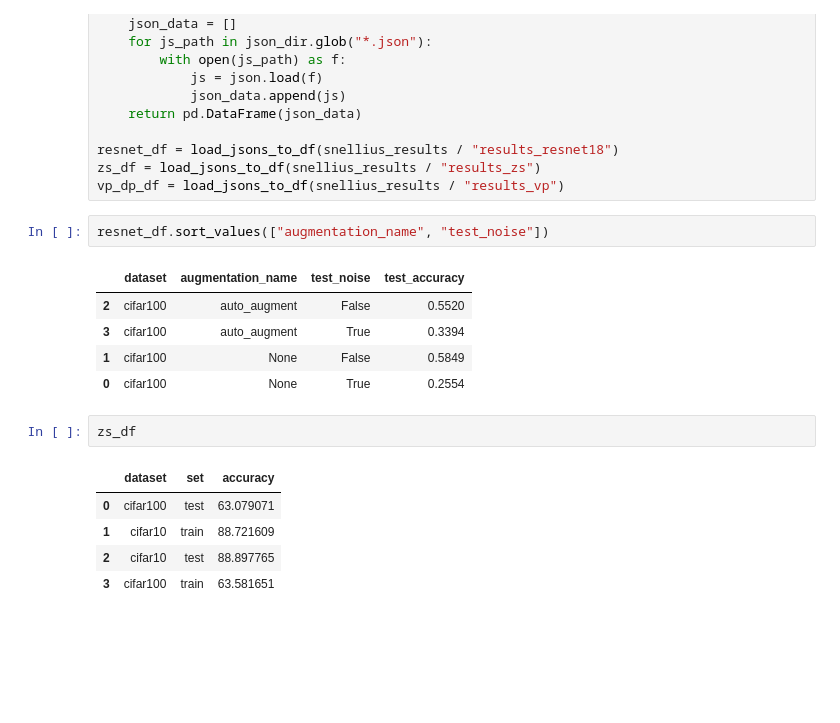
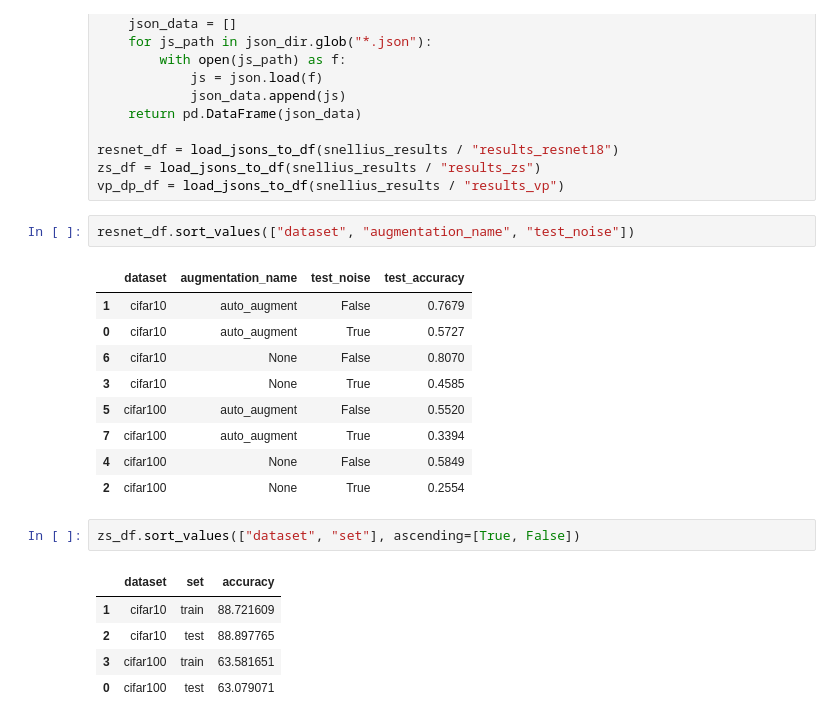
Before and after one commit to adamdivak/uvadlc_practicals_2023, a Jupyter notebook: assignment2/evaluate.ipynb, the cells around one changed output. Saved outputs shown, nothing was run; the diff lists cells and outputs as text; blank space fills up the shorter version.

```diff
--- a/assignment2/evaluate.ipynb
+++ b/assignment2/evaluate.ipynb
@@ -25,21 +25,25 @@ resnet_df = load_jsons_to_df(snellius_results / "results_resnet18")
 zs_df = load_jsons_to_df(snellius_results / "results_zs")
 vp_dp_df = load_jsons_to_df(snellius_results / "results_vp")
 # %%
-resnet_df.sort_values(["augmentation_name", "test_noise"])
+resnet_df.sort_values(["dataset", "augmentation_name", "test_noise"])
 # %% [output]
 |  | dataset | augmentation_name | test_noise | test_accuracy |
-| 2 | cifar100 | auto_augment | False | 0.5520 |
-| 3 | cifar100 | auto_augment | True | 0.3394 |
-| 1 | cifar100 | None | False | 0.5849 |
-| 0 | cifar100 | None | True | 0.2554 |
+| 1 | cifar10 | auto_augment | False | 0.7679 |
+| 0 | cifar10 | auto_augment | True | 0.5727 |
+| 6 | cifar10 | None | False | 0.8070 |
+| 3 | cifar10 | None | True | 0.4585 |
+| 5 | cifar100 | auto_augment | False | 0.5520 |
+| 7 | cifar100 | auto_augment | True | 0.3394 |
+| 4 | cifar100 | None | False | 0.5849 |
+| 2 | cifar100 | None | True | 0.2554 |
 # %%
-zs_df
+zs_df.sort_values(["dataset", "set"], ascending=[True, False])
 # %% [output]
 |  | dataset | set | accuracy |
-| 0 | cifar100 | test | 63.079071 |
 | 1 | cifar10 | train | 88.721609 |
 | 2 | cifar10 | test | 88.897765 |
 | 3 | cifar100 | train | 63.581651 |
+| 0 | cifar100 | test | 63.079071 |
 # %%
 vp_dp_df
 # %% [output]
```
Also changed, not shown: parts of 4 cells of this notebook, 6 other files.
